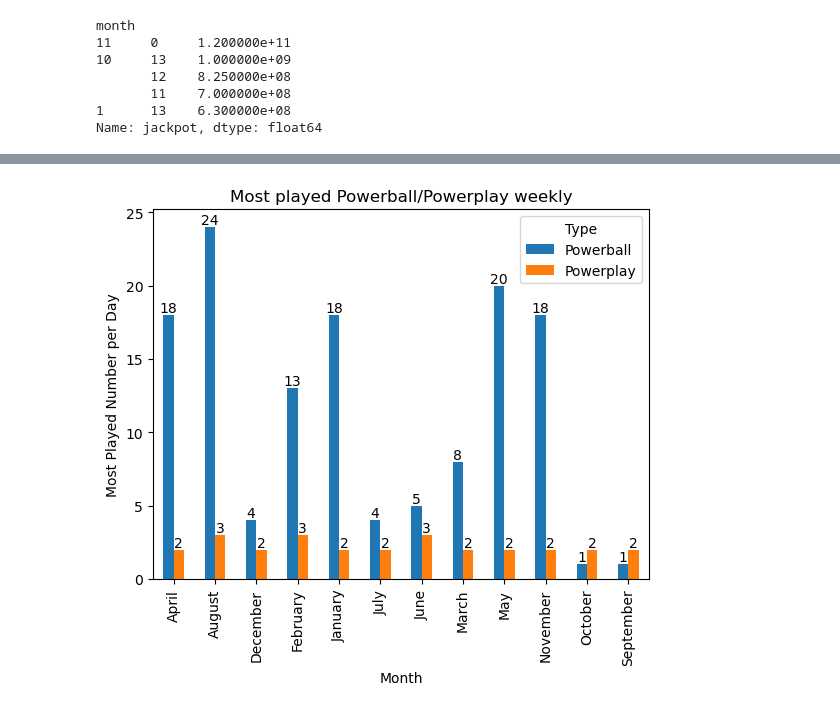
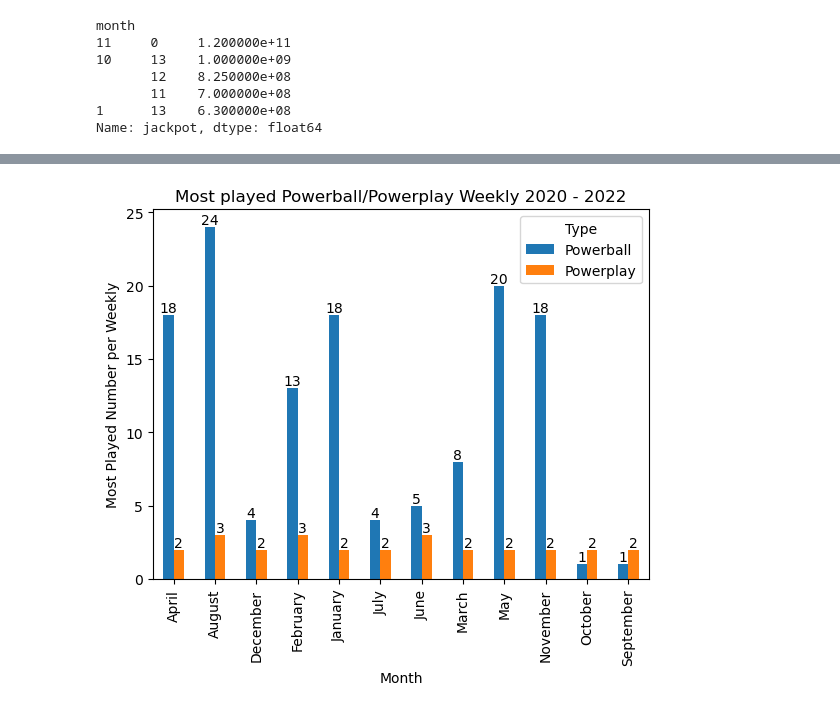
Before and after one commit to JLaydeJ/Project_1, a Jupyter notebook: 2020-2022 Washington State Lottery.ipynb, the cells around one changed output, grey strips where cells are left out. Drawn from its saved outputs; the diff is of its cells as text; code cells hidden in the pictures.

```diff
--- a/2020-2022 Washington State Lottery.ipynb
+++ b/2020-2022 Washington State Lottery.ipynb
@@ -777,33 +758,36 @@ month_powerplay_2021 = pd.DataFrame({'Month': powerplay_2021.index,
                                     'Type' : 'Powerplay',
                                     'Value' : powerplay_2021.values})
 
 combined_month_powerball_powerplay_2021 = pd.concat([month_powerball_2021,month_powerplay_2021], axis = 0)
 
 month_2020_2021 = pd.concat([powerplay_powerball_nums_2020, combined_month_powerball_powerplay_2021], axis = 0)
 
 # make dataframes for 2022 that will be concatonated to the DataFrame that holds 2020/2021
 month_powerball_2022 = pd.DataFrame({'Month' : pb_month_counts2022.index,
                                      'Type' : 'Powerball',
                                      'Value' : pb_month_counts2022.values})
 
 month_powerplay_2022 = pd.DataFrame({'Month': pp_month_counts2022.index,
                                     'Type' : 'Powerplay',
                                     'Value' : pp_month_counts2022.values})
 
 combined_month_powerball_powerplay_2022 = pd.concat([month_powerball_2022,month_powerplay_2022], axis = 0)
 
 month_2020_through_2022 = pd.concat([month_2020_2021, combined_month_powerball_powerplay_2022], axis = 0)
 
 
 # followed https://stackoverflow.com/questions/25447700/annotate-bars-with-values-on-pandas-bar-plots, to annotate in Matplotlib
 # I used the same chart from 2020 just combined the data from 2020 through 2022.
 ax = month_2020_through_2022.pivot_table(index='Month', columns='Type', values='Value', aggfunc='first').plot(kind='bar')
-plt.ylabel('Most Played Number per Day')
-plt.title('Most played Powerball/Powerplay weekly')
+plt.ylabel('Most Played Number per Weekly')
+plt.title('Most played Powerball/Powerplay Weekly 2020 - 2022')
 plt.xticks(rotation=90)
 # add labels to the bars
 for container in ax.containers:
     ax.bar_label(container)
+
+plt.savefig('Resources/Most_played_Powerball_Powerplay_weekly_2020_2022.png')
+
 plt.show()
 # %% [output]
-[figure, old version]
+[figure, new version]
```
Also changed, not shown: parts of 17 cells of this notebook, 4 other files.
